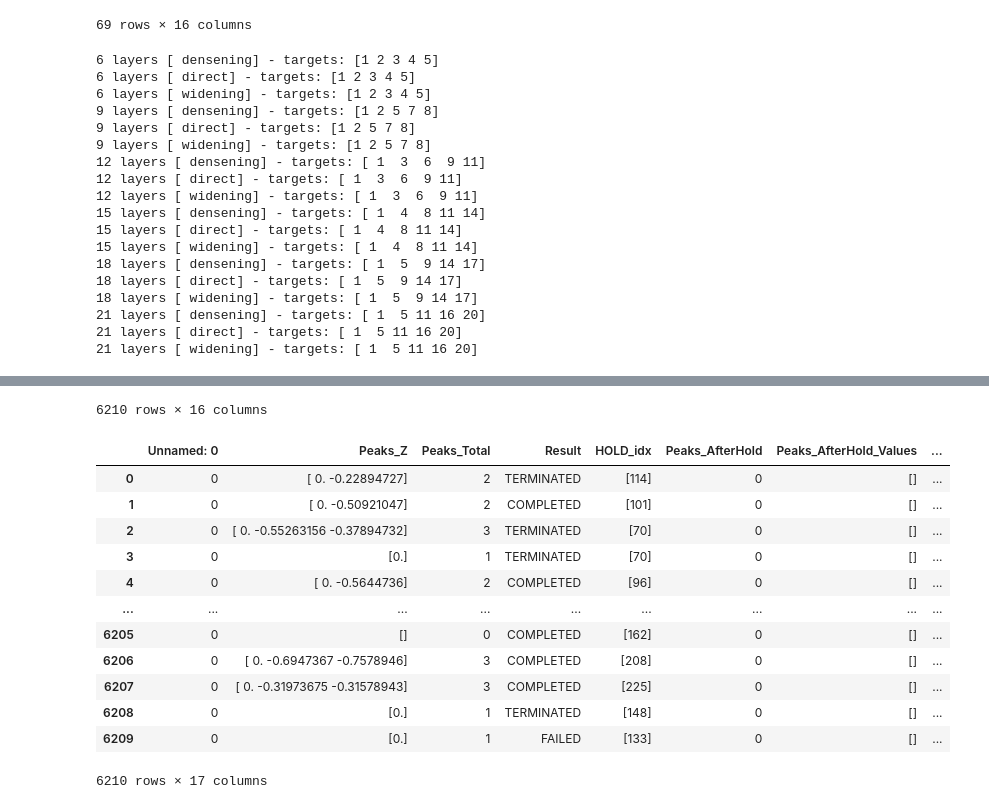
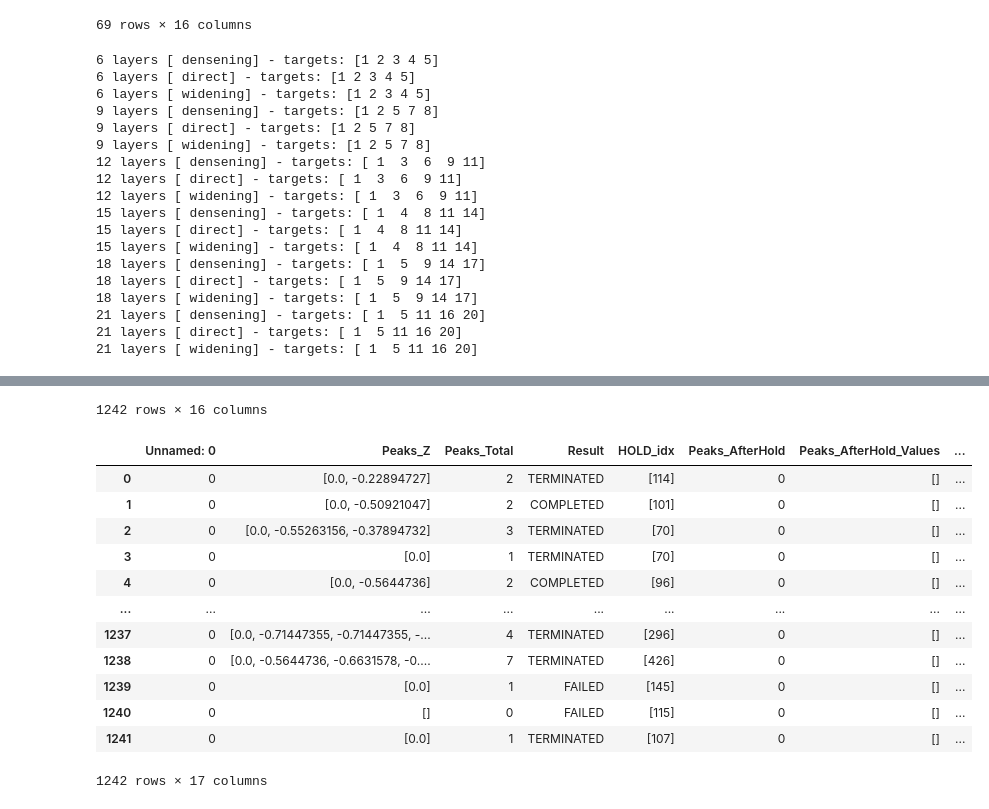
Before and after one commit to visualengineers/reflex-avi2022-results, a Jupyter notebook: code/details.ipynb, the cells around one changed output, grey strips where cells are left out. Cells and saved outputs as stored; diff of their text form; code cells hidden in the pictures.

Commit message:
feature: serializaion of numpy arrays finally working
Former-commit-id: 75e8736808d946fe05e8ab83b32586f9fbbe6100

```diff
--- a/code/details.ipynb
+++ b/code/details.ipynb
@@ -357,12 +357,13 @@ for l in all_layers:
             # print(f'{l}, {m}, {t}')
             p = extractAllPeaks(l, m, t)
             result_all = pd.concat([result_all, p])
+            break
 
 
-
-result_all["Peaks_Z"] = result_all["Peaks_Z"].apply(lambda item: np.array2string(item))
-result_all["Peaks_lower_Values"] = result_all["Peaks_lower_Values"].apply(lambda item: np.array2string(item))
-result_all["Peaks_deeper_Values"] = result_all["Peaks_deeper_Values"].apply(lambda item: np.array2string(item))
+# need to extra format floating point lists as pandas serialization does not like them
+result_all["Peaks_Z"] = result_all["Peaks_Z"].apply(lambda item: np.array2string(item, separator="|"))
+result_all["Peaks_lower_Values"] = result_all["Peaks_lower_Values"].apply(lambda item: np.array2string(item, separator="|"))
+result_all["Peaks_deeper_Values"] = result_all["Peaks_deeper_Values"].apply(lambda item: np.array2string(item, separator="|"))
 
 display(result_all)
 
@@ -370,9 +371,10 @@ result_all.to_csv(rf'{export}all_peaks.csv', sep= ";")
 
 test = pd.read_csv(rf'{export}all_peaks.csv', sep= ";")
 
-test["Peaks_Z"] = test["Peaks_Z"].apply(lambda item: np.array(item))
-test["Peaks_lower_Values"] = test["Peaks_lower_Values"].apply(lambda item: np.array(item))
-test["Peaks_deeper_Values"] = test["Peaks_deeper_Values"].apply(lambda item: np.array(item))
+# when importing: convert back to pandas arrays
+test["Peaks_Z"] = test["Peaks_Z"].apply(lambda item: np.fromstring(item.replace('[','').replace(']',''), dtype=float, sep="|"))
+test["Peaks_lower_Values"] = test["Peaks_lower_Values"].apply(lambda item: np.fromstring(item.replace('[','').replace(']',''), dtype=float, sep="|"))
+test["Peaks_deeper_Values"] = test["Peaks_deeper_Values"].apply(lambda item: np.fromstring(item.replace('[','').replace(']',''), dtype=float, sep="|"))
 
 display(test)
 # %% [output]
@@ -409,14 +411,14 @@ display(test)
-6210 rows × 16 columns
+1242 rows × 16 columns
 |  | Unnamed: 0 | Peaks_Z | Peaks_Total | Result | HOLD_idx | Peaks_AfterHold | Peaks_AfterHold_Values | ... |
-| 0 | 0 | [ 0. -0.22894727] | 2 | TERMINATED | [114] | 0 | [] | ... |
-| 1 | 0 | [ 0. -0.50921047] | 2 | COMPLETED | [101] | 0 | [] | ... |
-| 2 | 0 | [ 0. -0.55263156 -0.37894732] | 3 | TERMINATED | [70] | 0 | [] | ... |
-| 3 | 0 | [0.] | 1 | TERMINATED | [70] | 0 | [] | ... |
-| 4 | 0 | [ 0. -0.5644736] | 2 | COMPLETED | [96] | 0 | [] | ... |
+| 0 | 0 | [0.0, -0.22894727] | 2 | TERMINATED | [114] | 0 | [] | ... |
+| 1 | 0 | [0.0, -0.50921047] | 2 | COMPLETED | [101] | 0 | [] | ... |
+| 2 | 0 | [0.0, -0.55263156, -0.37894732] | 3 | TERMINATED | [70] | 0 | [] | ... |
+| 3 | 0 | [0.0] | 1 | TERMINATED | [70] | 0 | [] | ... |
+| 4 | 0 | [0.0, -0.5644736] | 2 | COMPLETED | [96] | 0 | [] | ... |
 | ... | ... | ... | ... | ... | ... | ... | ... | ... |
-| 6205 | 0 | [] | 0 | COMPLETED | [162] | 0 | [] | ... |
-| 6206 | 0 | [ 0. -0.6947367 -0.7578946] | 3 | COMPLETED | [208] | 0 | [] | ... |
-| 6207 | 0 | [ 0. -0.31973675 -0.31578943] | 3 | COMPLETED | [225] | 0 | [] | ... |
-| 6208 | 0 | [0.] | 1 | TERMINATED | [148] | 0 | [] | ... |
-| 6209 | 0 | [0.] | 1 | FAILED | [133] | 0 | [] | ... |
+| 1237 | 0 | [0.0, -0.71447355, -0.71447355, -... | 4 | TERMINATED | [296] | 0 | [] | ... |
+| 1238 | 0 | [0.0, -0.5644736, -0.6631578, -0.... | 7 | TERMINATED | [426] | 0 | [] | ... |
+| 1239 | 0 | [0.0] | 1 | FAILED | [145] | 0 | [] | ... |
+| 1240 | 0 | [] | 0 | FAILED | [115] | 0 | [] | ... |
+| 1241 | 0 | [0.0] | 1 | TERMINATED | [107] | 0 | [] | ... |
-6210 rows × 17 columns
+1242 rows × 17 columns
```
Also changed, not shown: parts of 1 cell of this notebook, 1 other file.
